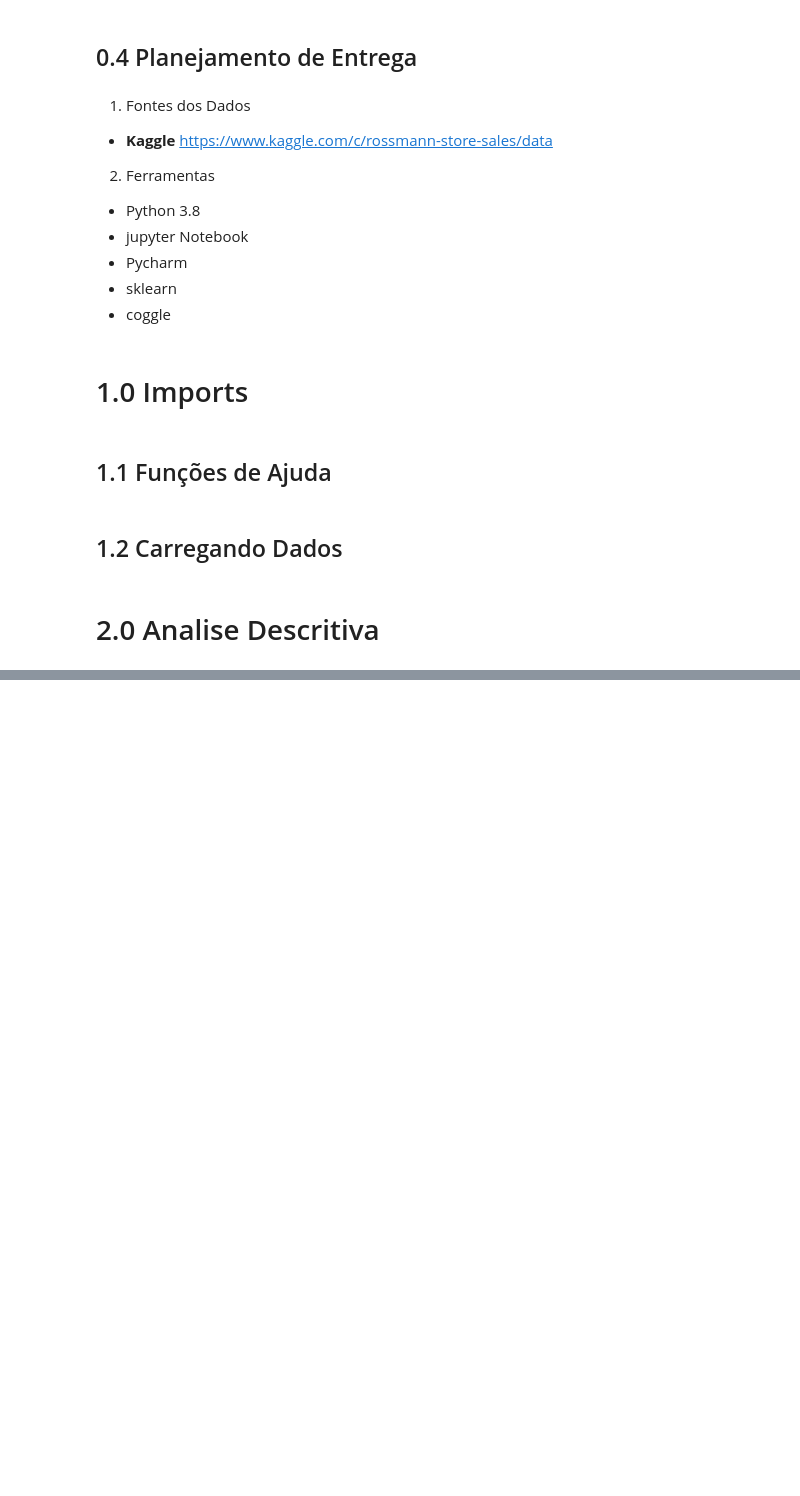
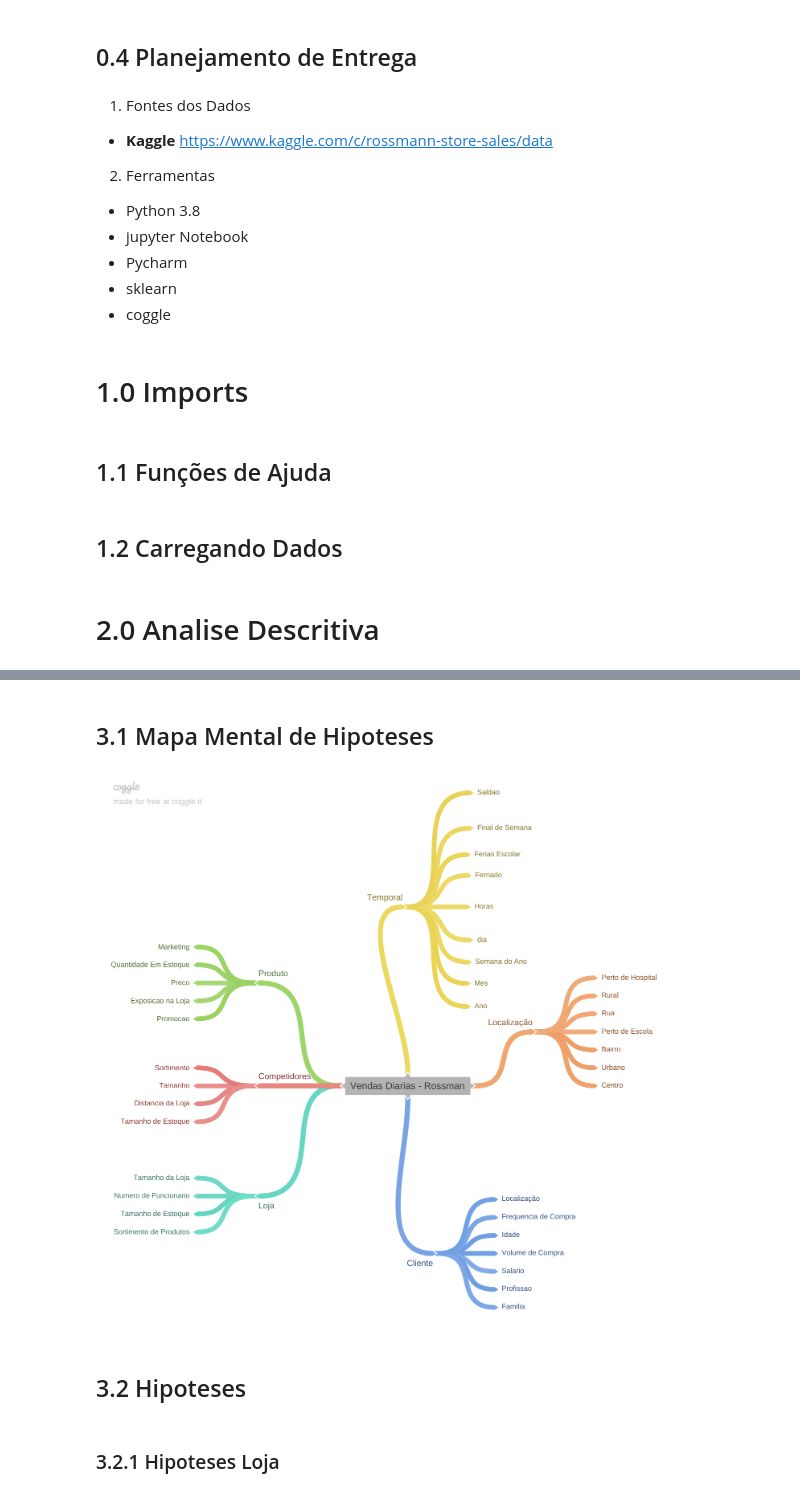
Before and after one commit to giovaneMiranda/rossmann_predicao_vendas, a Jupyter notebook: notebook/1.0-exploracao-dados-inicial.ipynb, the cells around one changed output, grey strips where cells are left out. Saved outputs shown, nothing was run; the diff lists cells and outputs as text; code cells hidden in the pictures; blank space fills up the shorter version.

```diff
--- a/notebook/1.0-exploracao-dados-inicial.ipynb
+++ b/notebook/1.0-exploracao-dados-inicial.ipynb
@@ -150,0 +302,10 @@ dtype: int64
+# %% [markdown]
+## 3.1 Mapa Mental de Hipoteses
+# %%
+Image('../img/Vendas_Diarias_-_Rossman.png')
+# %% [output]
+[figure, added]
+# %% [markdown]
+##  3.2 Hipoteses
+# %% [markdown]
+### 3.2.1 Hipoteses Loja
```
Also changed, not shown: parts of 61 cells of this notebook, 3 other files.
